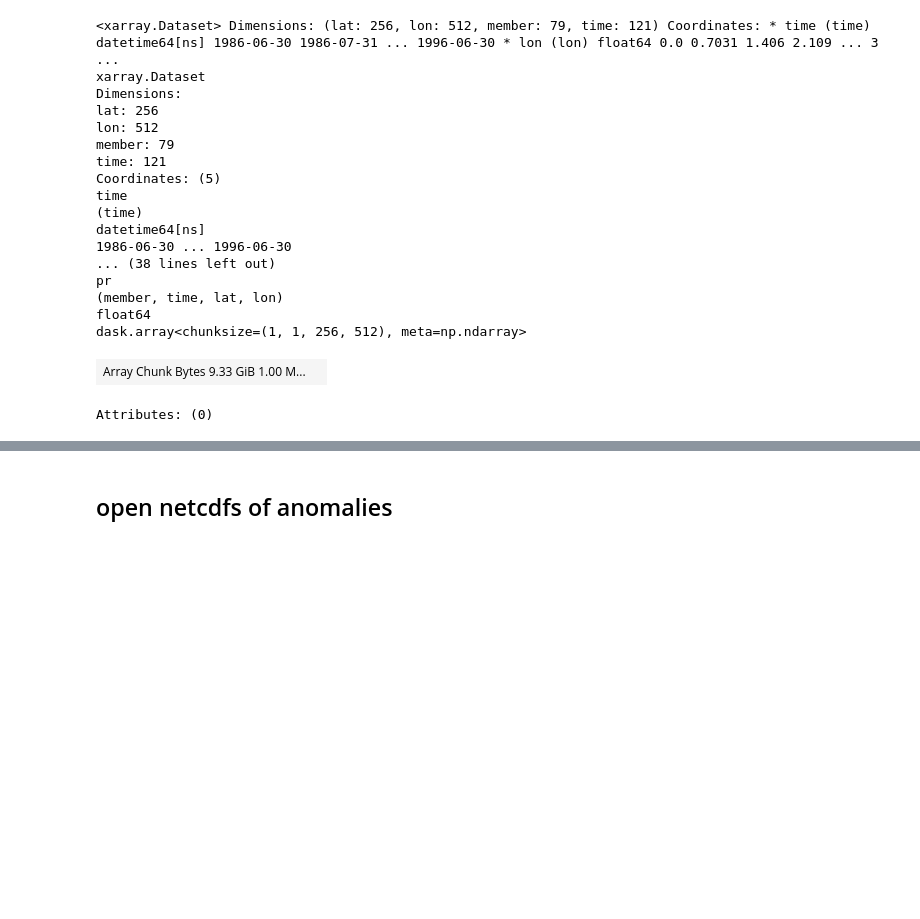
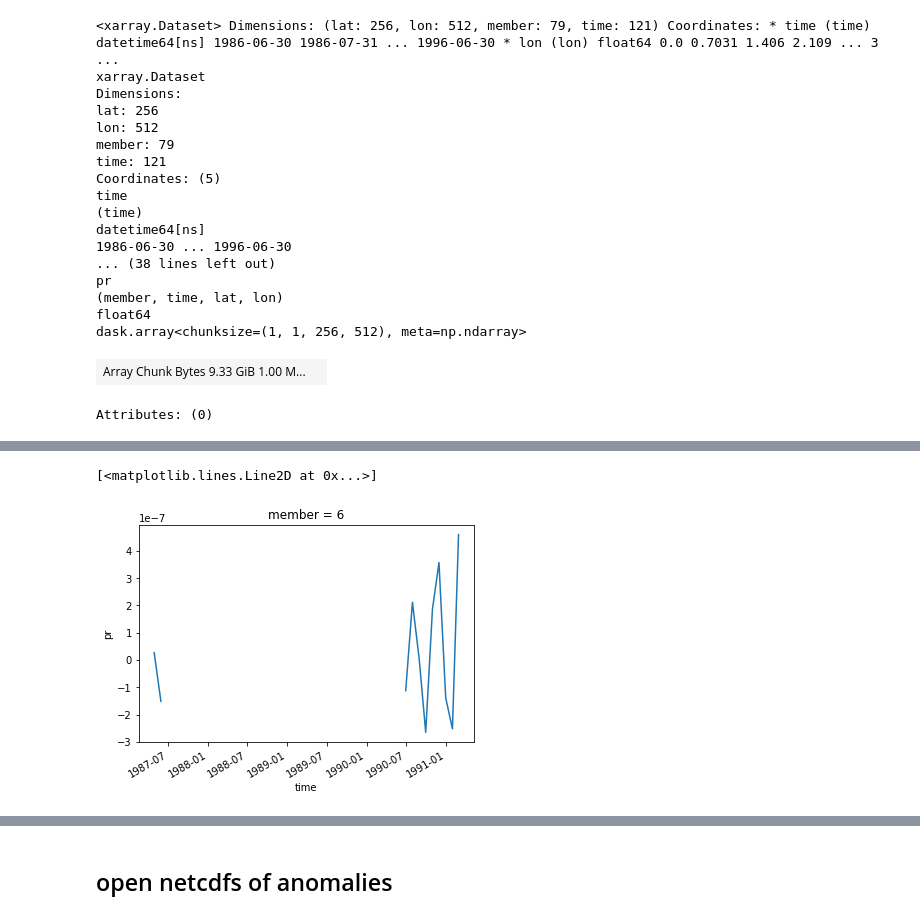
Before and after one commit to kbongi/reanalysis, a Jupyter notebook: R_netcdfs_for_Superposed_Epoch_Analysis_global_2021.09.08.ipynb, the cells around one changed output, grey strips where cells are left out. Cells and saved outputs as stored; diff of their text form; code cells hidden in the pictures; blank space fills up the shorter version.

```diff
--- a/R_netcdfs_for_Superposed_Epoch_Analysis_global_2021.09.08.ipynb
+++ b/R_netcdfs_for_Superposed_Epoch_Analysis_global_2021.09.08.ipynb
@@ -194,0 +313,3 @@ P_anom.mean(dim=['lat','lon']).sel(member=1).pr.plot()
+# %%
+P_mon_anom_Glob_91 = xr.open_dataset(f'{path}P_mon_anom_Glob_{var}_1986-1991.nc', chunks={'member': 1})
+P_mon_anom_Glob_91
@@ -194,0 +342,5 @@ P_anom.mean(dim=['lat','lon']).sel(member=1).pr.plot()
+# %%
+P_mon_anom_Glob_91.mean(dim=['lat','lon']).sel(member=6).pr.plot()
+# %% [output]
+[<matplotlib.lines.Line2D at 0x...>]
+[figure, added]
```
Also changed, not shown: parts of 38 cells of this notebook, 5 other files.
